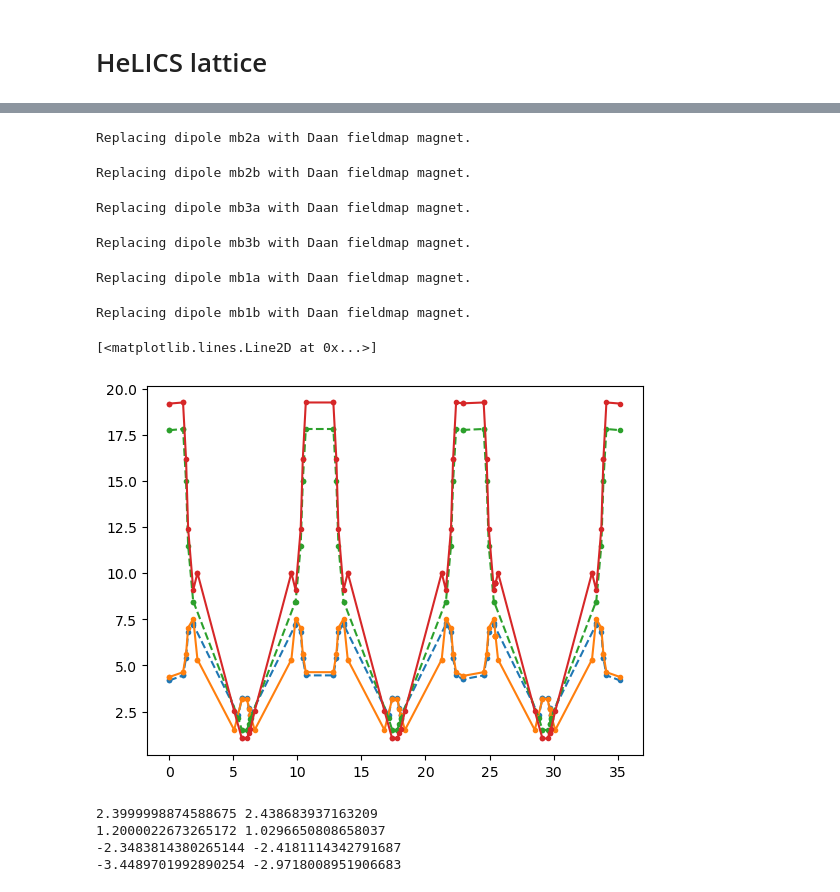
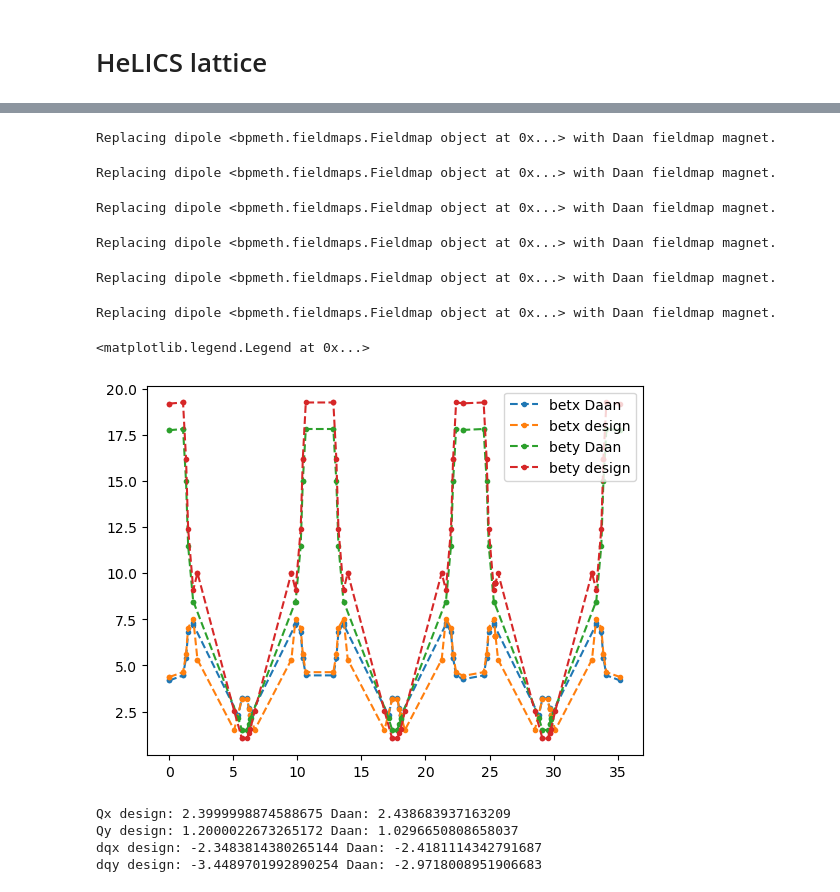
Before and after one commit to xsuite/bpmeth, a Jupyter notebook: examples/HeLICS/ring/HeLICS_with_daan_fieldmap.ipynb, the cells around one changed output, grey strips where cells are left out. Drawn from its saved outputs; the diff is of its cells as text; code cells hidden in the pictures.

```diff
--- a/examples/HeLICS/ring/HeLICS_with_daan_fieldmap.ipynb
+++ b/examples/HeLICS/ring/HeLICS_with_daan_fieldmap.ipynb
@@ -46,8 +47,8 @@ zvals, coeffs, coeffsstd = dipole_FS.z_multipoles(2, ax=ax)
 [figure]
 # %%
 max_multipole = 3
-fringe1_start = -1.7
-fringe1_end = -1.31
+fringe1_start = -1.72
+fringe1_end = -1.33
 magnet_start = -1.75
 # fringe1_start = -1.7
 # fringe1_end = -1.15
@@ -55,7 +56,7 @@ magnet_start = -1.75
 fringe2_start = -fringe1_end
 fringe2_end = -fringe1_start
 
-n_splits = 10
+n_splits = 8
 step = (np.abs(zvals-fringe1_end).argmin() - np.abs(zvals-fringe1_start).argmin()) // n_splits
 split1_inds = np.sort([np.abs(zvals-fringe1_start).argmin() + i*step for i in range(n_splits+1)])
 split2_inds = np.sort([np.abs(zvals-fringe2_end).argmin() - i*step for i in range(n_splits+1)])
@@ -140,6 +141,7 @@ class Magnet:
         """
         self.segments = segments
         self.all_pols = all_pols
+
         self.z_edge = z_edge
         self.rho = rho
 
@@ -168,7 +170,6 @@ class Magnet:
                 ax.plot(zz, bpmeth.poly_fit.poly_val(pol, zz))
 
     def create_fieldexpansion(self):
-
         expansions=[]
         hamiltonians = []
 
@@ -212,8 +213,26 @@ class Magnet:
                 expansions.append(expansion)
                 hamiltonians.append(hamiltonian)
 
+        self.expansions = expansions
         self.hamiltonians = hamiltonians
         self.fieldexpansion_generated = True
+
+    def get_Bfield(self,x,y,s):
+        if not self.fieldexpansion_generated:
+            self.create_fieldexpansion()
+
+        segments = np.array(self.segments)
+        # Determine which segment we are in
+        i = bisect.bisect_left(segments[:,1], s)
+        # At each edge an extra expansion is added
+        if s > self.z_edge:
+            i += 1
+        if s > -self.z_edge:
+            i += 1
+
+        Bx,By,Bs=self.expansions[i].get_Bfield()
+
+        return Bx(x,y,s),By(x,y,s),Bs(x,y,s)
 
     def track(self, particles, ivp_opt={}, plot=False):
         if not self.fieldexpansion_generated:
@@ -334,37 +353,38 @@ Matched to Qx 2.4, Qy 1.2 with quadrupole strengths qf, qd =  (2.785504128228252
 line_Daan = line.copy()
 tab_Daan = line_Daan.get_table()
 dipole_names = tab_Daan['name'][tab_Daan["element_type"] == 'Bend']
-for dipole in dipole_names:
+for dip in dipole_names:
     print(f"Replacing dipole {dipole} with Daan fieldmap magnet.")
-    dipole_s = float(tab_Daan['s_center'][tab_Daan["name"]==dipole])
-    line_Daan.remove(dipole)
-    line_Daan.insert(f"{dipole}_Daan", Daan, at=dipole_s)
+    dipole_s = float(tab_Daan['s_center'][tab_Daan["name"]==dip])
+    line_Daan.remove(dip)
+    line_Daan.insert(f"{dip}_Daan", Daan, at=dipole_s)
 tab_Daan = line_Daan.get_table()
 # %% [output]
-Replacing dipole mb2a with Daan fieldmap magnet.
+Replacing dipole <bpmeth.fieldmaps.Fieldmap object at 0x...> with Daan fieldmap magnet.
-Replacing dipole mb2b with Daan fieldmap magnet.
+Replacing dipole <bpmeth.fieldmaps.Fieldmap object at 0x...> with Daan fieldmap magnet.
-Replacing dipole mb3a with Daan fieldmap magnet.
+Replacing dipole <bpmeth.fieldmaps.Fieldmap object at 0x...> with Daan fieldmap magnet.
-Replacing dipole mb3b with Daan fieldmap magnet.
+Replacing dipole <bpmeth.fieldmaps.Fieldmap object at 0x...> with Daan fieldmap magnet.
-Replacing dipole mb1a with Daan fieldmap magnet.
+Replacing dipole <bpmeth.fieldmaps.Fieldmap object at 0x...> with Daan fieldmap magnet.
-Replacing dipole mb1b with Daan fieldmap magnet.
+Replacing dipole <bpmeth.fieldmaps.Fieldmap object at 0x...> with Daan fieldmap magnet.
 # %%
 tw_Daan = line_Daan.twiss4d(include_collective=True)
 # %%
 fig,ax=plt.subplots()
 ax.plot(tw_Daan.s,tw_Daan.betx,label='betx Daan',ls='--',marker='.')
-ax.plot(tw0.s,tw0.betx,label='betx design',ls='-',marker='.')
+ax.plot(tw0.s,tw0.betx,label='betx design',ls='--',marker='.')
 ax.plot(tw_Daan.s,tw_Daan.bety,label='bety Daan',ls='--',marker='.')
-ax.plot(tw0.s,tw0.bety,label='bety design',ls='-',marker='.')
+ax.plot(tw0.s,tw0.bety,label='bety design',ls='--',marker='.')
+plt.legend()
 # %% [output]
-[<matplotlib.lines.Line2D at 0x...>]
+<matplotlib.legend.Legend at 0x...>
-[figure, old version]
+[figure, new version]
 # %%
-print(tw0.qx,tw_Daan.qx)
-print(tw0.qy,tw_Daan.qy)
-print(tw0.dqx,tw_Daan.dqx)
-print(tw0.dqy,tw_Daan.dqy)
+print("Qx design:", tw0.qx, "Daan:", tw_Daan.qx)
+print("Qy design:", tw0.qy, "Daan:", tw_Daan.qy)
+print("dqx design:", tw0.dqx, "Daan:", tw_Daan.dqx)
+print("dqy design:", tw0.dqy, "Daan:", tw_Daan.dqy)
 # %% [output]
-2.3999998874588675 2.438683937163209
-1.2000022673265172 1.0296650808658037
--2.3483814380265144 -2.4181114342791687
--3.4489701992890254 -2.9718008951906683
+Qx design: 2.3999998874588675 Daan: 2.438683937163209
+Qy design: 1.2000022673265172 Daan: 1.0296650808658037
+dqx design: -2.3483814380265144 Daan: -2.4181114342791687
+dqy design: -3.4489701992890254 Daan: -2.9718008951906683
```
Also changed, not shown: parts of 6 cells of this notebook, 1 other file.
